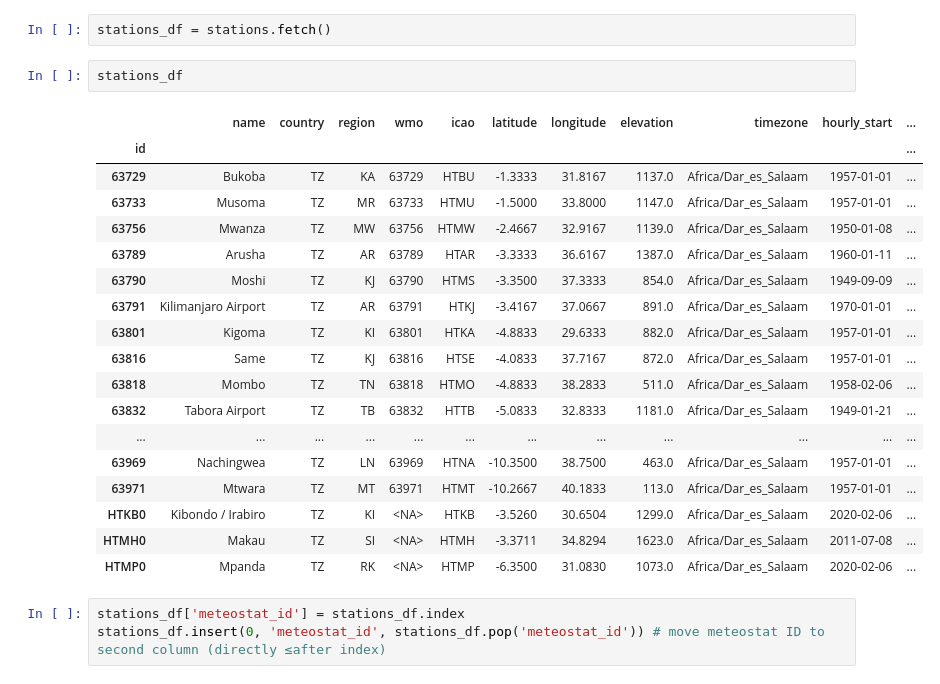
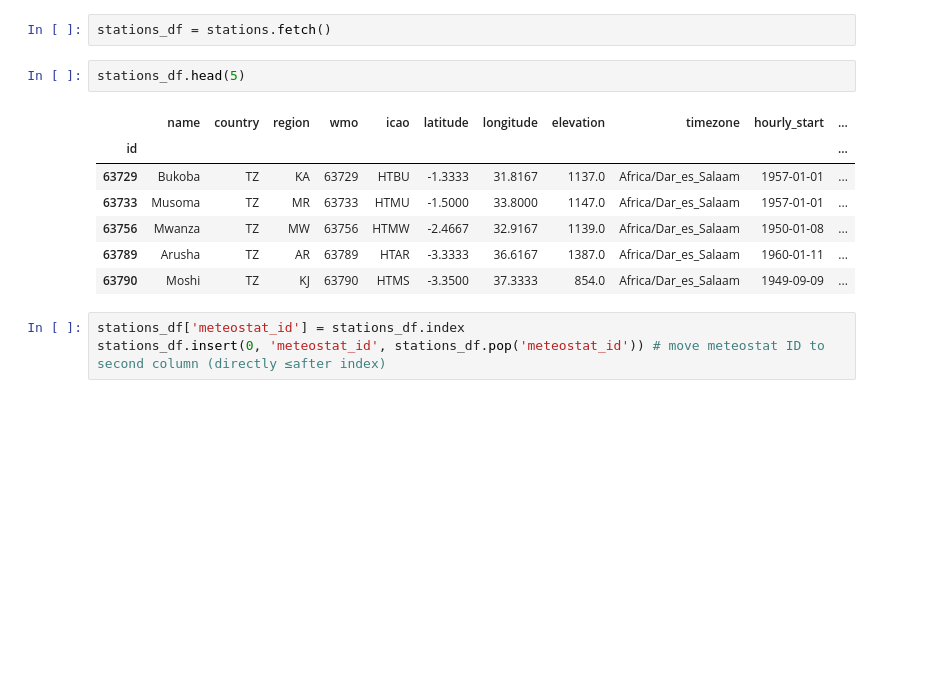
Before and after one commit to MARS-Group-HAW/esida-db, a Jupyter notebook: notebooks/Meteostat import.ipynb, the cells around one changed output. Saved outputs shown, nothing was run; the diff lists cells and outputs as text; blank space fills up the shorter version.

```diff
--- a/notebooks/Meteostat import.ipynb
+++ b/notebooks/Meteostat import.ipynb
@@ -17,26 +17,15 @@ Stations in Tanzania: 27
 # %%
 stations_df = stations.fetch()
 # %%
-stations_df
+stations_df.head(5)
 # %% [output]
 |  | name | country | region | wmo | icao | latitude | longitude | elevation | timezone | hourly_start | ... |
 | id |  |  |  |  |  |  |  |  |  |  | ... |
 | 63729 | Bukoba | TZ | KA | 63729 | HTBU | -1.3333 | 31.8167 | 1137.0 | Africa/Dar_es_Salaam | 1957-01-01 | ... |
 | 63733 | Musoma | TZ | MR | 63733 | HTMU | -1.5000 | 33.8000 | 1147.0 | Africa/Dar_es_Salaam | 1957-01-01 | ... |
 | 63756 | Mwanza | TZ | MW | 63756 | HTMW | -2.4667 | 32.9167 | 1139.0 | Africa/Dar_es_Salaam | 1950-01-08 | ... |
 | 63789 | Arusha | TZ | AR | 63789 | HTAR | -3.3333 | 36.6167 | 1387.0 | Africa/Dar_es_Salaam | 1960-01-11 | ... |
 | 63790 | Moshi | TZ | KJ | 63790 | HTMS | -3.3500 | 37.3333 | 854.0 | Africa/Dar_es_Salaam | 1949-09-09 | ... |
-| 63791 | Kilimanjaro Airport | TZ | AR | 63791 | HTKJ | -3.4167 | 37.0667 | 891.0 | Africa/Dar_es_Salaam | 1970-01-01 | ... |
-| 63801 | Kigoma | TZ | KI | 63801 | HTKA | -4.8833 | 29.6333 | 882.0 | Africa/Dar_es_Salaam | 1957-01-01 | ... |
-| 63816 | Same | TZ | KJ | 63816 | HTSE | -4.0833 | 37.7167 | 872.0 | Africa/Dar_es_Salaam | 1957-01-01 | ... |
-| 63818 | Mombo | TZ | TN | 63818 | HTMO | -4.8833 | 38.2833 | 511.0 | Africa/Dar_es_Salaam | 1958-02-06 | ... |
-| 63832 | Tabora Airport | TZ | TB | 63832 | HTTB | -5.0833 | 32.8333 | 1181.0 | Africa/Dar_es_Salaam | 1949-01-21 | ... |
-| ... | ... | ... | ... | ... | ... | ... | ... | ... | ... | ... | ... |
-| 63969 | Nachingwea | TZ | LN | 63969 | HTNA | -10.3500 | 38.7500 | 463.0 | Africa/Dar_es_Salaam | 1957-01-01 | ... |
-| 63971 | Mtwara | TZ | MT | 63971 | HTMT | -10.2667 | 40.1833 | 113.0 | Africa/Dar_es_Salaam | 1957-01-01 | ... |
-| HTKB0 | Kibondo / Irabiro | TZ | KI | <NA> | HTKB | -3.5260 | 30.6504 | 1299.0 | Africa/Dar_es_Salaam | 2020-02-06 | ... |
-| HTMH0 | Makau | TZ | SI | <NA> | HTMH | -3.3711 | 34.8294 | 1623.0 | Africa/Dar_es_Salaam | 2011-07-08 | ... |
-| HTMP0 | Mpanda | TZ | RK | <NA> | HTMP | -6.3500 | 31.0830 | 1073.0 | Africa/Dar_es_Salaam | 2020-02-06 | ... |
 # %%
 stations_df['meteostat_id'] = stations_df.index
 stations_df.insert(0, 'meteostat_id', stations_df.pop('meteostat_id')) # move meteostat ID to second column (directly ≤after index)
```
Also changed, not shown: parts of 4 cells of this notebook, 3 other files.
